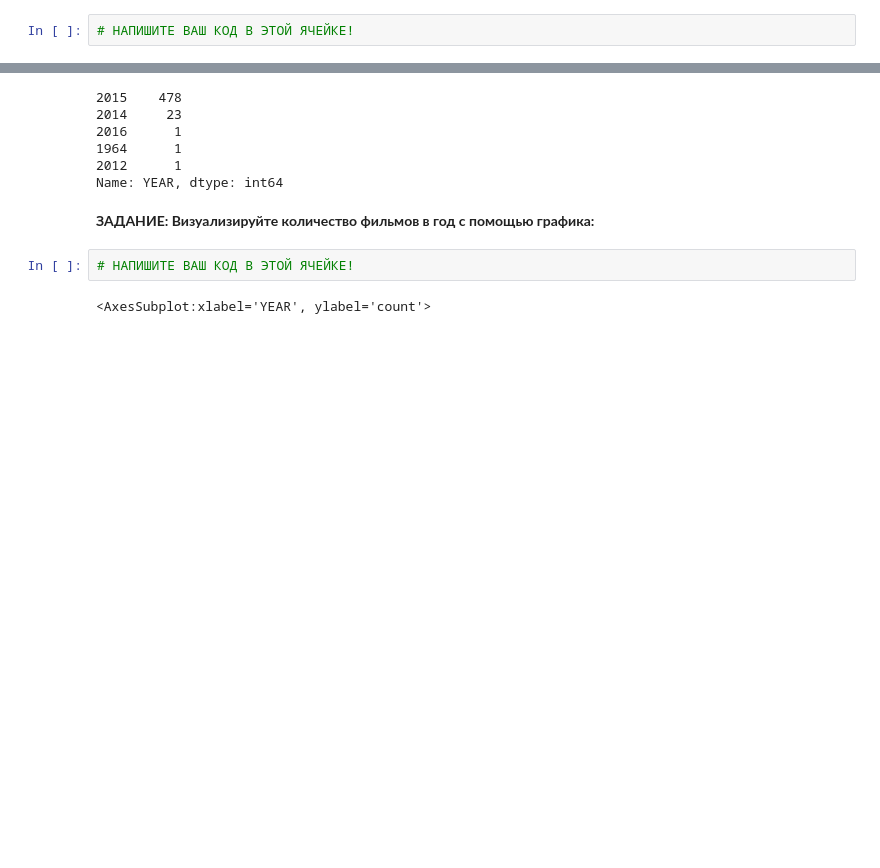
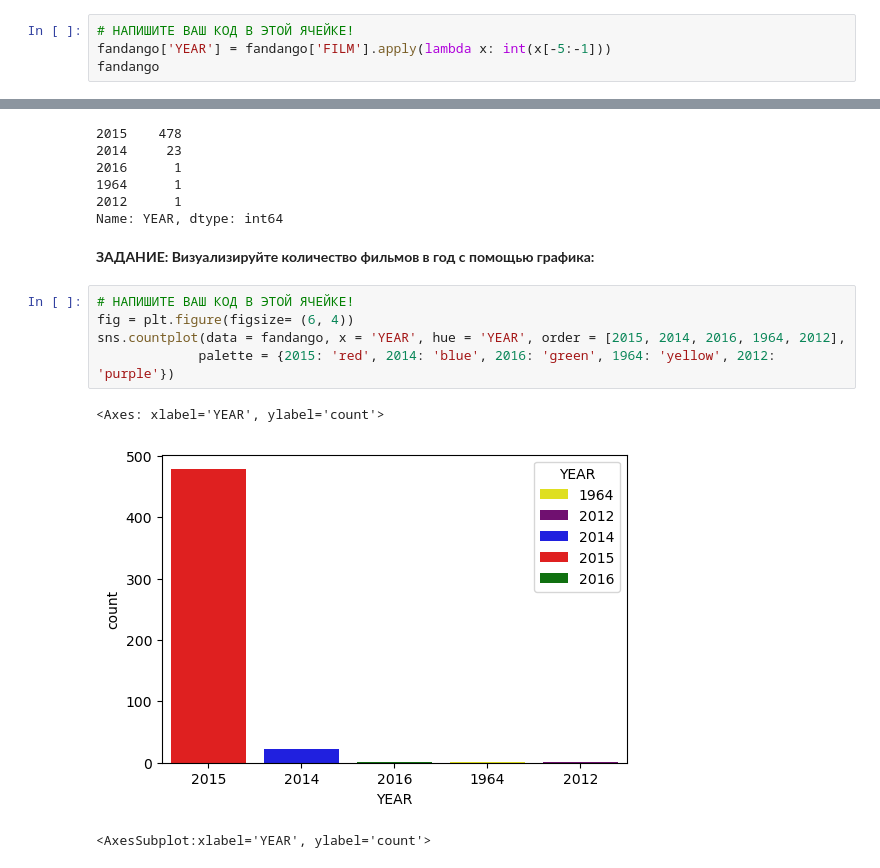
Before and after one commit to Azernem/Data_Science, a Jupyter notebook: NOTEBOOKS/06-Capstone-Project/00-Capstone-Project.ipynb, the cells around one changed output, grey strips where cells are left out. Cells and saved outputs as stored; diff of their text form; blank space fills up the shorter version.

```diff
--- a/NOTEBOOKS/06-Capstone-Project/00-Capstone-Project.ipynb
+++ b/NOTEBOOKS/06-Capstone-Project/00-Capstone-Project.ipynb
@@ -140,3 +182,5 @@ memory usage: 15.9+ KB
 **Создайте новую колонку, в ней возьмите из строки FILM только год, и назовите эту новую колонку YEAR**
 # %%
 # НАПИШИТЕ ВАШ КОД В ЭТОЙ ЯЧЕЙКЕ!
+fandango['YEAR'] = fandango['FILM'].apply(lambda x: int(x[-5:-1]))
+fandango
@@ -154,8 +221,14 @@ memory usage: 15.9+ KB
 Name: YEAR, dtype: int64
 # %% [markdown]
 **ЗАДАНИЕ: Визуализируйте количество фильмов в год с помощью графика:**
-# %%
-# НАПИШИТЕ ВАШ КОД В ЭТОЙ ЯЧЕЙКЕ!
+# %%
+# НАПИШИТЕ ВАШ КОД В ЭТОЙ ЯЧЕЙКЕ!
+fig = plt.figure(figsize= (6, 4))
+sns.countplot(data = fandango, x = 'YEAR', hue = 'YEAR', order = [2015, 2014, 2016, 1964, 2012],
+             palette = {2015: 'red', 2014: 'blue', 2016: 'green', 1964: 'yellow', 2012: 'purple'})
+# %% [output]
+<Axes: xlabel='YEAR', ylabel='count'>
+[figure, added]
 # %%
 # %% [output]
 <AxesSubplot:xlabel='YEAR', ylabel='count'>
```
Also changed, not shown: parts of 22 cells of this notebook.
